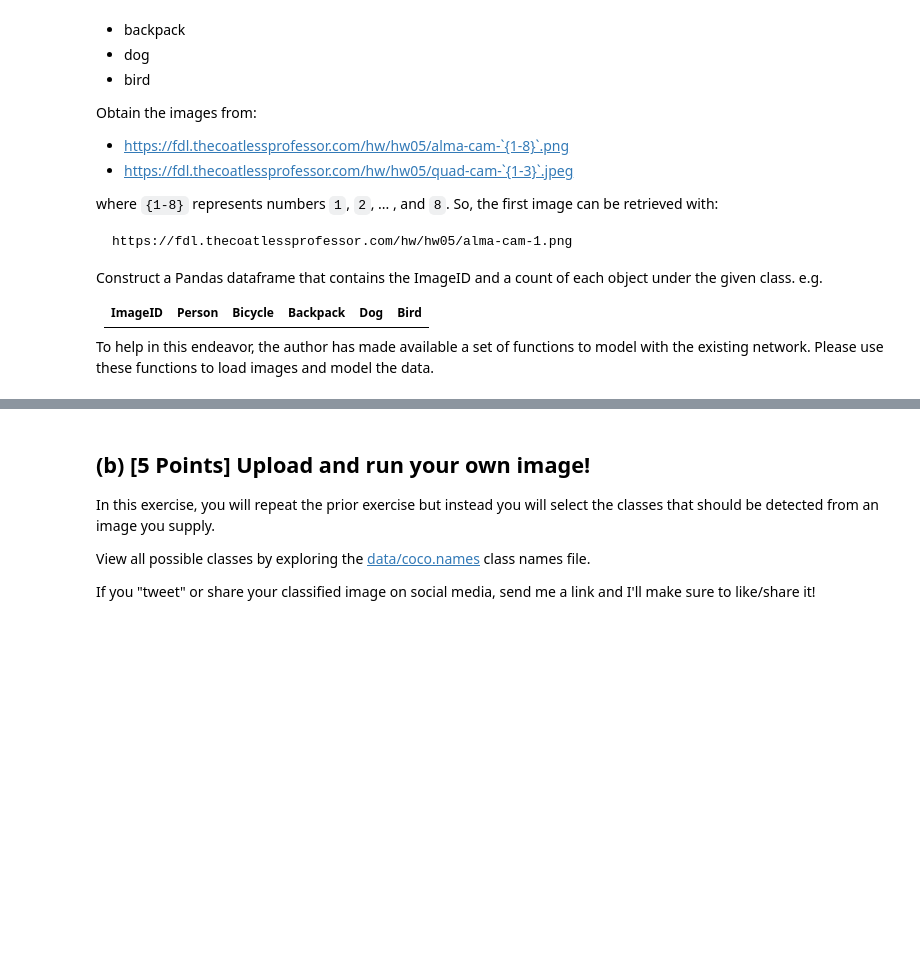
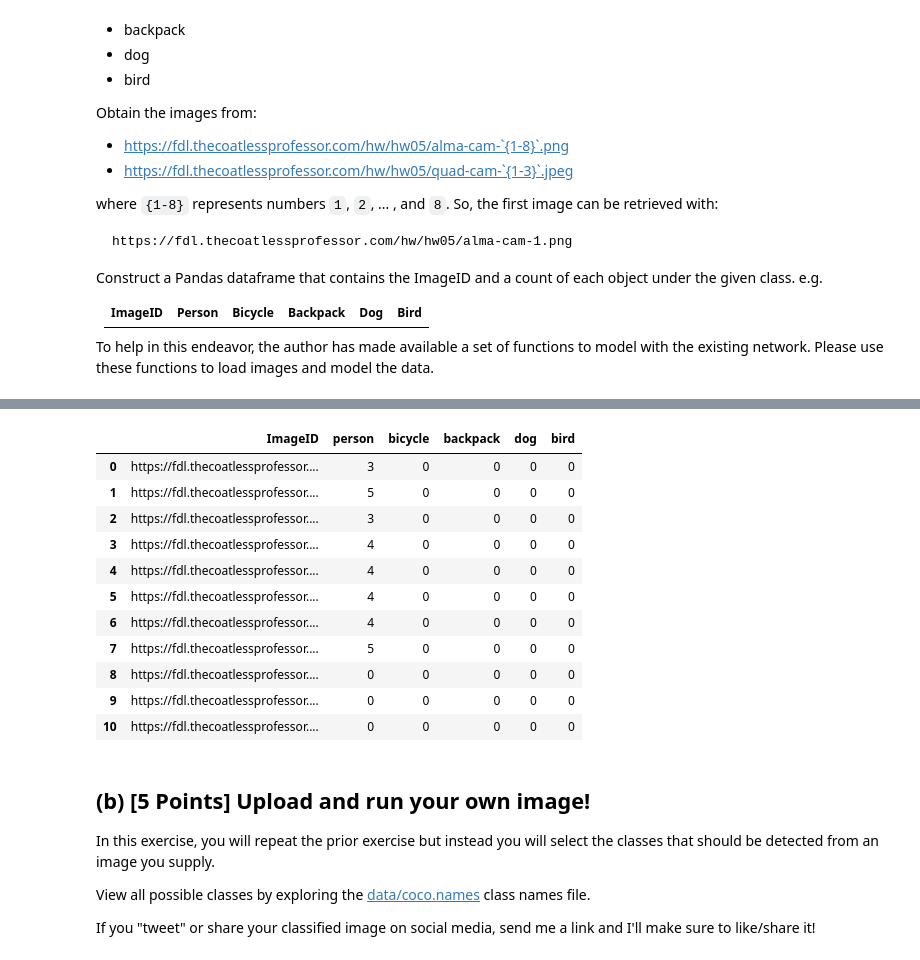
Before and after one commit to icarusoars/STAT430---Deep-Learning, a Jupyter notebook: HW5/hw05-jingtao2.ipynb, the cells around one changed output, grey strips where cells are left out. Cells and saved outputs as stored; diff of their text form; code cells hidden in the pictures; blank space fills up the shorter version.

```diff
--- a/HW5/hw05-jingtao2.ipynb
+++ b/HW5/hw05-jingtao2.ipynb
@@ -959,6 +960,7 @@ for idx, image in enumerate(images):
     boxes, scores, classes, nums = classify_img(img, yolo)
     for i in range(nums[0]):
         class_found = class_names[int(classes[0][i])]
-        results.iloc[idx][class_found] += 1
+        print(class_found)
+        results.loc[idx,class_found] += 1
 
-    img_draw_boxes(img, img_raw, boxes, scores, classes, nums, class_names)
+    # img_draw_boxes(img, img_raw, boxes, scores, classes, nums, class_names)
@@ -965,3 +985,18 @@ for idx, image in enumerate(images):
+# %%
+results
+# %% [output]
+|  | ImageID | person | bicycle | backpack | dog | bird |
+| 0 | https://fdl.thecoatlessprofessor.... | 3 | 0 | 0 | 0 | 0 |
+| 1 | https://fdl.thecoatlessprofessor.... | 5 | 0 | 0 | 0 | 0 |
+| 2 | https://fdl.thecoatlessprofessor.... | 3 | 0 | 0 | 0 | 0 |
+| 3 | https://fdl.thecoatlessprofessor.... | 4 | 0 | 0 | 0 | 0 |
+| 4 | https://fdl.thecoatlessprofessor.... | 4 | 0 | 0 | 0 | 0 |
+| 5 | https://fdl.thecoatlessprofessor.... | 4 | 0 | 0 | 0 | 0 |
+| 6 | https://fdl.thecoatlessprofessor.... | 4 | 0 | 0 | 0 | 0 |
+| 7 | https://fdl.thecoatlessprofessor.... | 5 | 0 | 0 | 0 | 0 |
+| 8 | https://fdl.thecoatlessprofessor.... | 0 | 0 | 0 | 0 | 0 |
+| 9 | https://fdl.thecoatlessprofessor.... | 0 | 0 | 0 | 0 | 0 |
+| 10 | https://fdl.thecoatlessprofessor.... | 0 | 0 | 0 | 0 | 0 |
 # %% [markdown]
 ## (b) [5 Points] Upload and run your own image!
 
```
Also changed, not shown: parts of 7 cells of this notebook.
